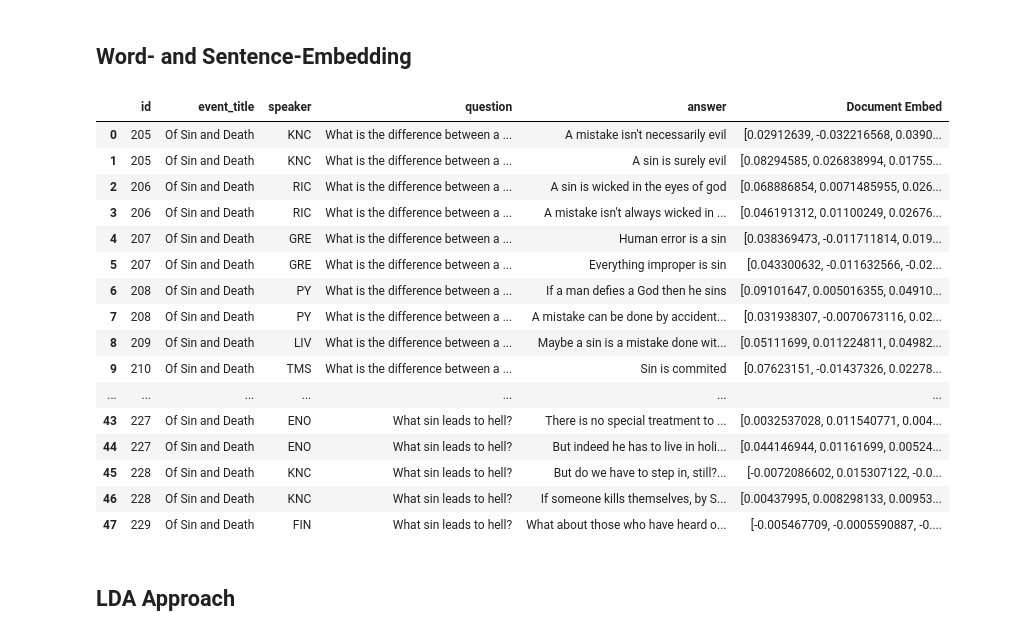
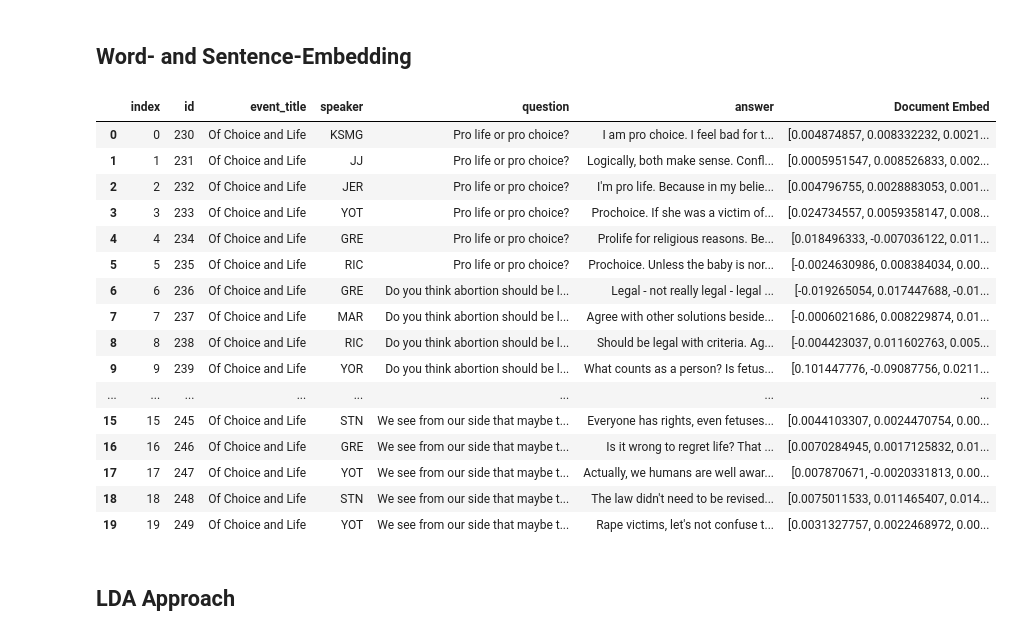
Before and after one commit to peterYudhistira/audio-scribo-comperio-experiments, a Jupyter notebook: Finalized/finalized workflow.ipynb, the cells around one changed output. Cells and saved outputs as stored; diff of their text form; code cells hidden in the pictures.

Commit message:
[15/05/2023] Smoothed and revised the working parts. LDA remains bugged -- will fix right after this. Black box function and class not yet reconstructed.

```diff
--- a/Finalized/finalized workflow.ipynb
+++ b/Finalized/finalized workflow.ipynb
@@ -18,7 +21,7 @@ from sklearn.feature_extraction.text import TfidfVectorizer
 <h2> Init (don't forget to do this when making the class, and only once.)
 # %%
 setup_module()
-model = api.load("word2vec-google-news-300")
+model = api.load("glove-wiki-gigaword-300")
 
 # see here : https://radimrehurek.com/gensim/downloader.html for saving.
 # %% [markdown]
@@ -34,12 +37,11 @@ def GetDF(dh:db.DatabaseHandler, selector: str, eventID: int, splitBySentences:
         df = df.explode("answer", True)
         df.drop(df[df["answer"] == ""].index, inplace=True)
         df.reset_index(drop=True,inplace=True)
-
     return df
 
 
 dh = db.DatabaseHandler("testdb.db")  # db connection
-df = GetDF(dh, "event_id", 19, True)
+df = GetDF(dh, "event_id", 20, False)
 df
 # %% [output]
 |  | id | event_title | speaker | question | answer |
@@ -101,7 +103,10 @@ def PreprocessDocument(doc:str, isLemma:bool=False, isStopWords:bool=False, isIn
 
     # remove the marked strings
     token_list = [token for token in token_list if token != "#"]
-    return token_list
+
+    if token_list:
+        return token_list
+    return [""]
 
 def getWordnetPos(tag):
     """Map POS tag to WordNet POS tag"""
@@ -237,29 +248,32 @@ def SentenceEmbedWeighted(word_embedded_docs: list, tfidf_matrix, aggregateMetho
 # %%
 docs = [PreprocessDocument(doc, isLemma=True, isStopWords=True) for doc in df["answer"]]
 word_embedded_docs = []
 for doc in docs:
     word_embedded_docs.append(WordEmbed(doc, model))
 
 # sentence_embed("bababui", tfidf_matrix=my_tfidf, index=1)
 doc_embeds = SentenceEmbedWeighted(word_embedded_docs, my_tfidf, "avg")
 df["Document Embed"] = doc_embeds
+df.dropna(inplace=True)
+df.reset_index(inplace=True) # don't forget to add this after every row-altering operation.
+df
 # %% [output]
-|  | id | event_title | speaker | question | answer | Document Embed |
-| 0 | 205 | Of Sin and Death | KNC | What is the difference between a ... | A mistake isn't necessarily evil | [0.02912639, -0.032216568, 0.0390... |
-| 1 | 205 | Of Sin and Death | KNC | What is the difference between a ... | A sin is surely evil | [0.08294585, 0.026838994, 0.01755... |
-| 2 | 206 | Of Sin and Death | RIC | What is the difference between a ... | A sin is wicked in the eyes of god | [0.068886854, 0.0071485955, 0.026... |
-| 3 | 206 | Of Sin and Death | RIC | What is the difference between a ... | A mistake isn't always wicked in ... | [0.046191312, 0.01100249, 0.02676... |
-| 4 | 207 | Of Sin and Death | GRE | What is the difference between a ... | Human error is a sin | [0.038369473, -0.011711814, 0.019... |
-| 5 | 207 | Of Sin and Death | GRE | What is the difference between a ... | Everything improper is sin | [0.043300632, -0.011632566, -0.02... |
-| 6 | 208 | Of Sin and Death | PY | What is the difference between a ... | If a man defies a God then he sins | [0.09101647, 0.005016355, 0.04910... |
-| 7 | 208 | Of Sin and Death | PY | What is the difference between a ... | A mistake can be done by accident... | [0.031938307, -0.0070673116, 0.02... |
-| 8 | 209 | Of Sin and Death | LIV | What is the difference between a ... | Maybe a sin is a mistake done wit... | [0.05111699, 0.011224811, 0.04982... |
-| 9 | 210 | Of Sin and Death | TMS | What is the difference between a ... | Sin is commited | [0.07623151, -0.01437326, 0.02278... |
-| ... | ... | ... | ... | ... | ... | ... |
-| 43 | 227 | Of Sin and Death | ENO | What sin leads to hell? | There is no special treatment to ... | [0.0032537028, 0.011540771, 0.004... |
-| 44 | 227 | Of Sin and Death | ENO | What sin leads to hell? | But indeed he has to live in holi... | [0.044146944, 0.01161699, 0.00524... |
-| 45 | 228 | Of Sin and Death | KNC | What sin leads to hell? | But do we have to step in, still?... | [-0.0072086602, 0.015307122, -0.0... |
-| 46 | 228 | Of Sin and Death | KNC | What sin leads to hell? | If someone kills themselves, by S... | [0.00437995, 0.008298133, 0.00953... |
-| 47 | 229 | Of Sin and Death | FIN | What sin leads to hell? | What about those who have heard o... | [-0.005467709, -0.0005590887, -0.... |
+|  | index | id | event_title | speaker | question | answer | Document Embed |
+| 0 | 0 | 230 | Of Choice and Life | KSMG | Pro life or pro choice? | I am pro choice. I feel bad for t... | [0.004874857, 0.008332232, 0.0021... |
+| 1 | 1 | 231 | Of Choice and Life | JJ | Pro life or pro choice? | Logically, both make sense. Confl... | [0.0005951547, 0.008526833, 0.002... |
+| 2 | 2 | 232 | Of Choice and Life | JER | Pro life or pro choice? | I'm pro life. Because in my belie... | [0.004796755, 0.0028883053, 0.001... |
+| 3 | 3 | 233 | Of Choice and Life | YOT | Pro life or pro choice? | Prochoice. If she was a victim of... | [0.024734557, 0.0059358147, 0.008... |
+| 4 | 4 | 234 | Of Choice and Life | GRE | Pro life or pro choice? | Prolife for religious reasons. Be... | [0.018496333, -0.007036122, 0.011... |
+| 5 | 5 | 235 | Of Choice and Life | RIC | Pro life or pro choice? | Prochoice. Unless the baby is nor... | [-0.0024630986, 0.008384034, 0.00... |
+| 6 | 6 | 236 | Of Choice and Life | GRE | Do you think abortion should be l... | Legal - not really legal - legal ... | [-0.019265054, 0.017447688, -0.01... |
+| 7 | 7 | 237 | Of Choice and Life | MAR | Do you think abortion should be l... | Agree with other solutions beside... | [-0.0006021686, 0.008229874, 0.01... |
+| 8 | 8 | 238 | Of Choice and Life | RIC | Do you think abortion should be l... | Should be legal with criteria. Ag... | [-0.004423037, 0.011602763, 0.005... |
+| 9 | 9 | 239 | Of Choice and Life | YOR | Do you think abortion should be l... | What counts as a person? Is fetus... | [0.101447776, -0.09087756, 0.0211... |
+| ... | ... | ... | ... | ... | ... | ... | ... |
+| 15 | 15 | 245 | Of Choice and Life | STN | We see from our side that maybe t... | Everyone has rights, even fetuses... | [0.0044103307, 0.0024470754, 0.00... |
+| 16 | 16 | 246 | Of Choice and Life | GRE | We see from our side that maybe t... | Is it wrong to regret life? That ... | [0.0070284945, 0.0017125832, 0.01... |
+| 17 | 17 | 247 | Of Choice and Life | YOT | We see from our side that maybe t... | Actually, we humans are well awar... | [0.007870671, -0.0020331813, 0.00... |
+| 18 | 18 | 248 | Of Choice and Life | STN | We see from our side that maybe t... | The law didn't need to be revised... | [0.0075011533, 0.011465407, 0.014... |
+| 19 | 19 | 249 | Of Choice and Life | YOT | We see from our side that maybe t... | Rape victims, let's not confuse t... | [0.0031327757, 0.0022468972, 0.00... |
 # %% [markdown]
 <h2>LDA Approach
```
Also changed, not shown: parts of 10 cells of this notebook.
